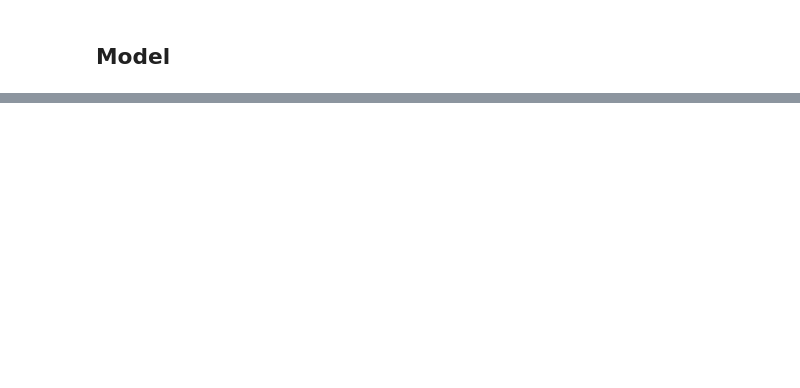
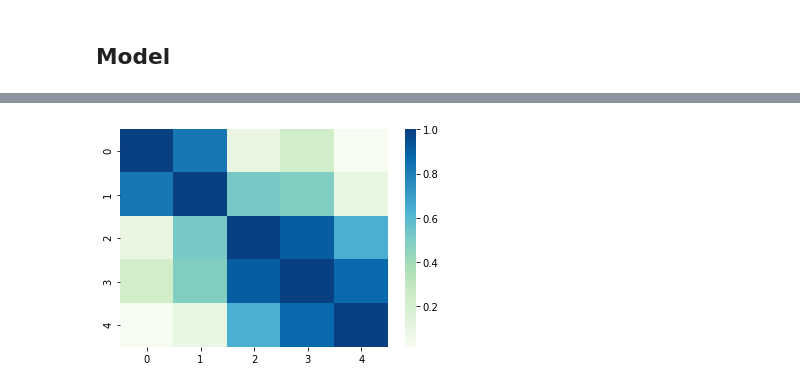
Before and after one commit to riddhi0101/Learning-NeuralNets, a Jupyter notebook: newModel.ipynb, the cells around one changed output, grey strips where cells are left out. Cells and saved outputs as stored; diff of their text form; code cells hidden in the pictures; blank space fills up the shorter version.

```diff
--- a/newModel.ipynb
+++ b/newModel.ipynb
@@ -279,0 +527,5 @@ torch.Size([1, 10])
+# %%
+sim2= np.matmul(avgnet2m,np.transpose(avgnet2m))
+hm = sns.heatmap(sim2, xticklabels=x, yticklabels=x, cmap="GnBu")
+# %% [output]
+[figure, added]
```
Also changed, not shown: parts of 17 cells of this notebook.
